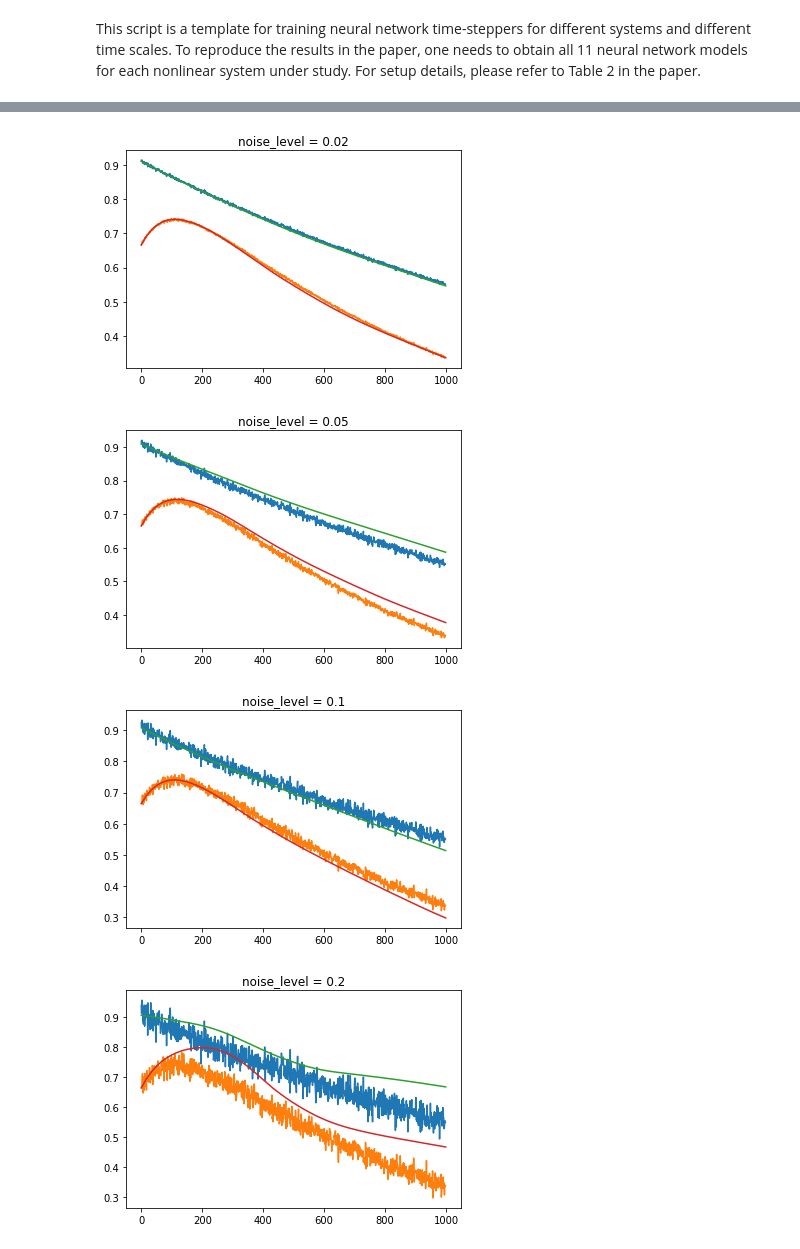
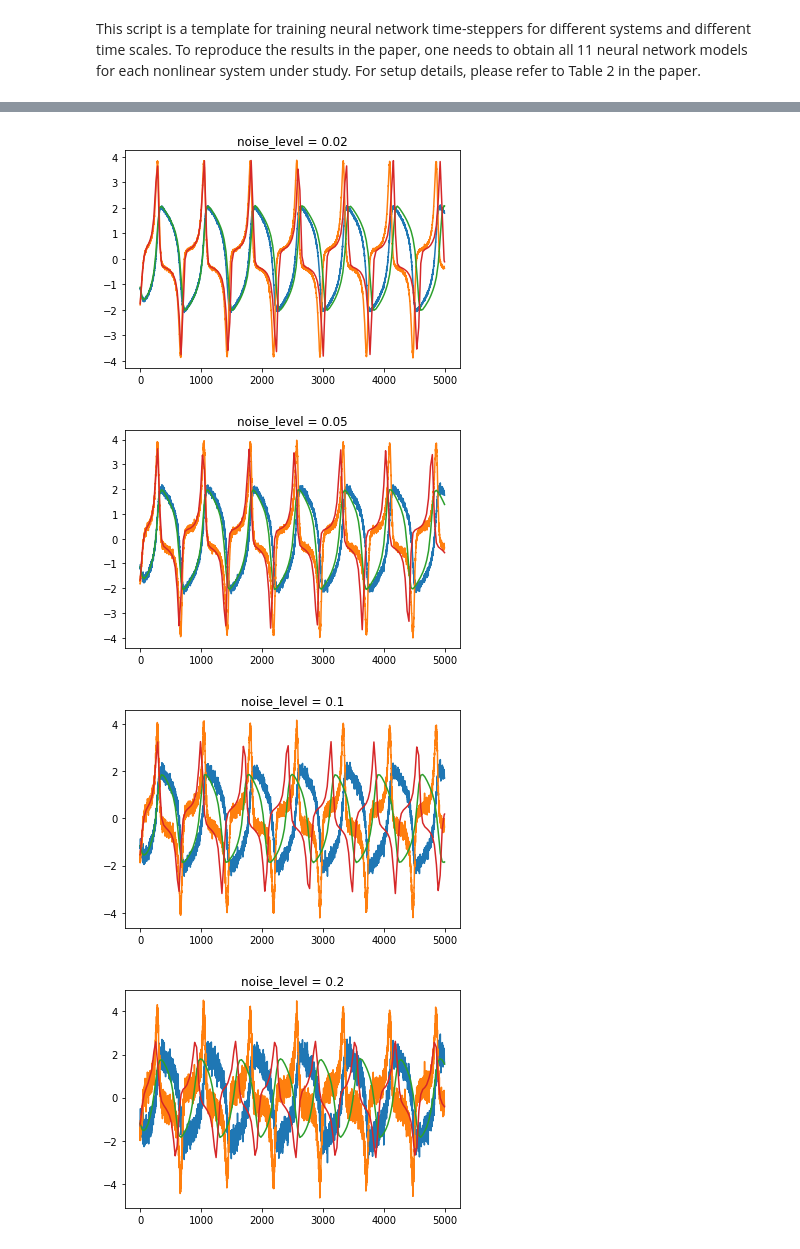
Before and after one commit to KatieJ16/ensemble_HiSTs, a Jupyter notebook: scripts/multiscale_HiTS_exp/model_training_post_noise.ipynb, the cells around one changed output, grey strips where cells are left out. Saved outputs shown, nothing was run; the diff lists cells and outputs as text; code cells hidden in the pictures.

Commit message:
making more graphs and such

```diff
--- a/scripts/multiscale_HiTS_exp/model_training_post_noise.ipynb
+++ b/scripts/multiscale_HiTS_exp/model_training_post_noise.ipynb
@@ -20,9 +20,9 @@ import ResNet as net
 # %%
 # adjustables
 
-k = 4                       # model index: should be in {0, 2, ..., 10}
+k = 5                       # model index: should be in {0, 2, ..., 10}
 dt = 0.01                     # time unit: 0.0005 for Lorenz and 0.01 for others
-system = 'Hyperbolic'         # system name: 'Hyperbolic', 'Cubic', 'VanDerPol', 'Hopf' or 'Lorenz'
+system = 'VanDerPol'         # system name: 'Hyperbolic', 'Cubic', 'VanDerPol', 'Hopf' or 'Lorenz'
 noise = 0.0                   # noise percentage: 0.00, 0.01 or 0.02
 
 lr = 1e-3                     # learning rate
@@ -106,6 +106,6 @@ plt.yticks(fontsize=20)
 # %%
 
-n_steps = 1000
+n_steps = 5000
 idx_snapshot = 2
 for i in range(len(models)):
     test_data = np.load(os.path.join(data_dir, 'test_noise{}.npy'.format(noise_levels[i])))
@@ -126,7 +126,7 @@ for i in range(len(models)):
-[figure, old version]
+[figure, new version]
-[figure, old version]
+[figure, new version]
-[figure, old version]
+[figure, new version]
-[figure, old version]
+[figure, new version]
 # %%
 # adjustables
 
```
Also changed, not shown: parts of 7 cells of this notebook, 3 other files.
